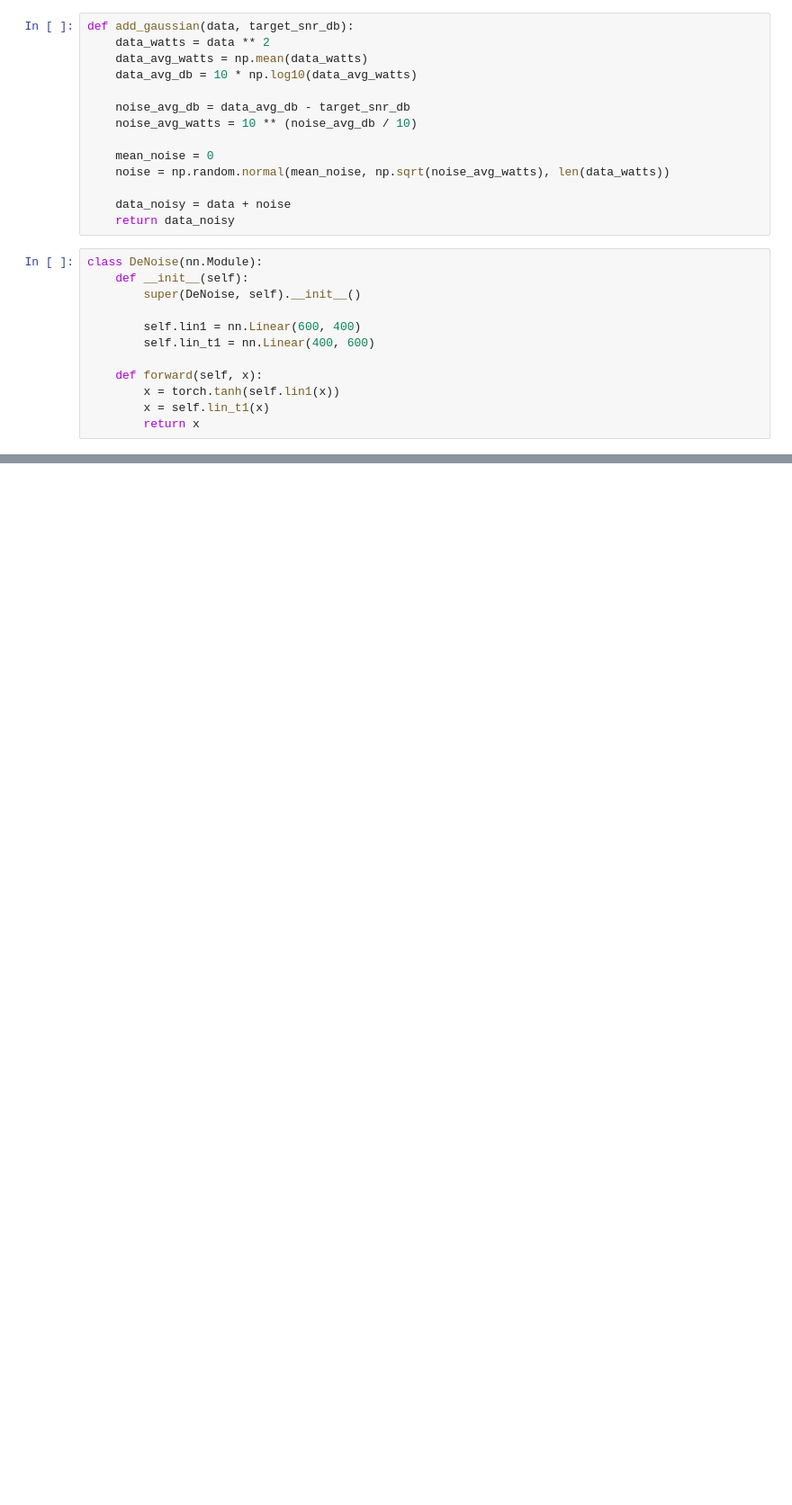
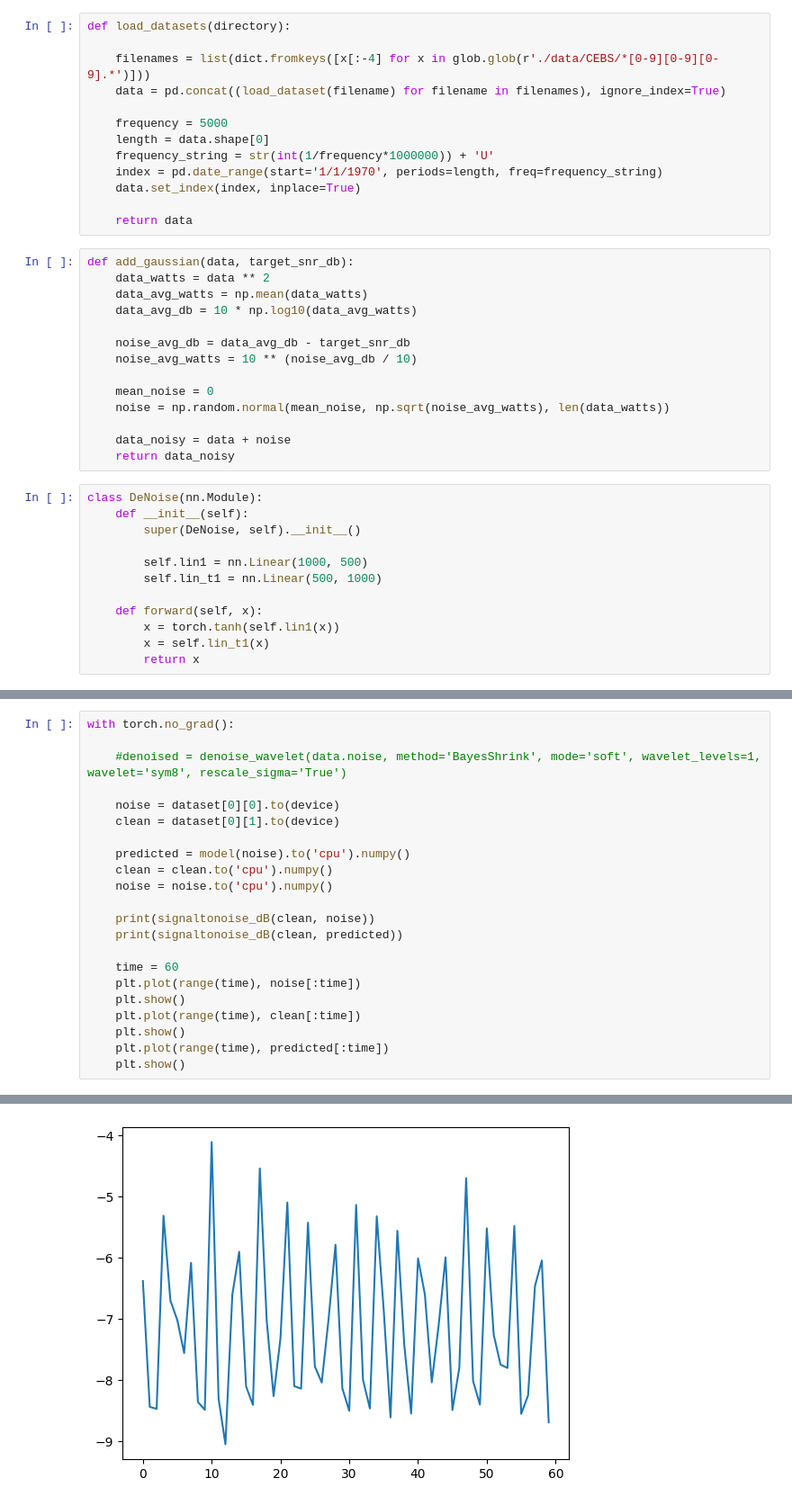
Before and after one commit to jonasburian/Bachelor-Thesis-Project, a Jupyter notebook: project.ipynb, the cells around one changed output, grey strips where cells are left out. Shown at 90% size. Saved outputs shown, nothing was run; the diff lists cells and outputs as text; blank space fills up the shorter version.

Commit message:
better data loading and clean up

```diff
--- a/project.ipynb
+++ b/project.ipynb
@@ -46,4 +54,17 @@ def load_dataset(directory):
     return data
+# %%
+def load_datasets(directory):
+
+    filenames = list(dict.fromkeys([x[:-4] for x in glob.glob(r'./data/CEBS/*[0-9][0-9][0-9].*')]))
+    data = pd.concat((load_dataset(filename) for filename in filenames), ignore_index=True)
+
+    frequency = 5000
+    length = data.shape[0]
+    frequency_string = str(int(1/frequency*1000000)) + 'U'
+    index = pd.date_range(start='1/1/1970', periods=length, freq=frequency_string)
+    data.set_index(index, inplace=True)
+
+    return data
 # %%
 def add_gaussian(data, target_snr_db):
     data_watts = data ** 2
@@ -63,8 +84,8 @@ class DeNoise(nn.Module):
     def __init__(self):
         super(DeNoise, self).__init__()
 
-        self.lin1 = nn.Linear(600, 400)
-        self.lin_t1 = nn.Linear(400, 600)
+        self.lin1 = nn.Linear(1000, 500)
+        self.lin_t1 = nn.Linear(500, 1000)
 
     def forward(self, x):
         x = torch.tanh(self.lin1(x))
@@ -145,0 +180,23 @@ epoch 100 / 100, loss = 0.0242
+# %%
+with torch.no_grad():
+
+    #denoised = denoise_wavelet(data.noise, method='BayesShrink', mode='soft', wavelet_levels=1, wavelet='sym8', rescale_sigma='True')
+
+    noise = dataset[0][0].to(device)
+    clean = dataset[0][1].to(device)
+
+    predicted = model(noise).to('cpu').numpy()
+    clean = clean.to('cpu').numpy()
+    noise = noise.to('cpu').numpy()
+
+    print(signaltonoise_dB(clean, noise))
+    print(signaltonoise_dB(clean, predicted))
+
+    time = 60
+    plt.plot(range(time), noise[:time])
+    plt.show()
+    plt.plot(range(time), clean[:time])
+    plt.show()
+    plt.plot(range(time), predicted[:time])
+    plt.show()
+# %% [output]
@@ -145,0 +205 @@ epoch 100 / 100, loss = 0.0242
+[figure, added]
```
Also changed, not shown: parts of 7 cells of this notebook, 1 other file.
